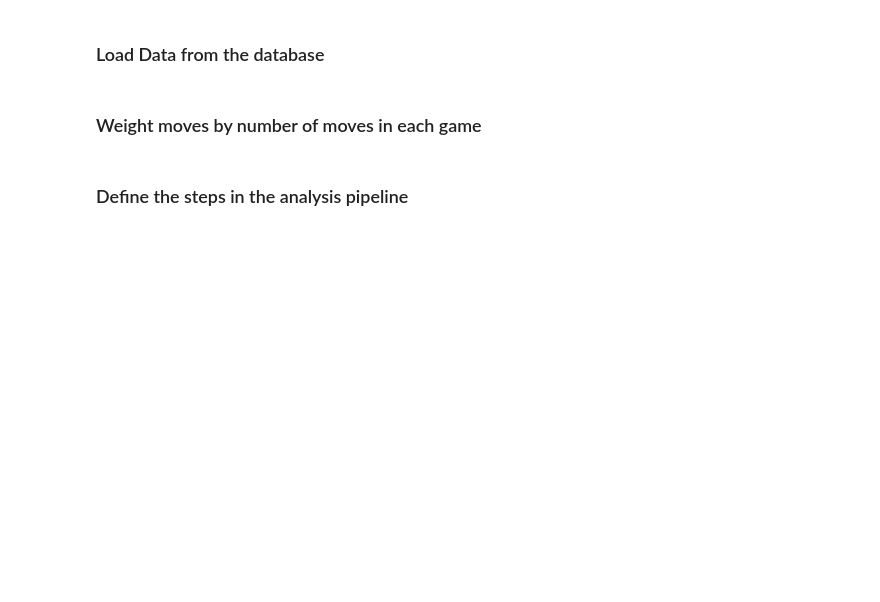
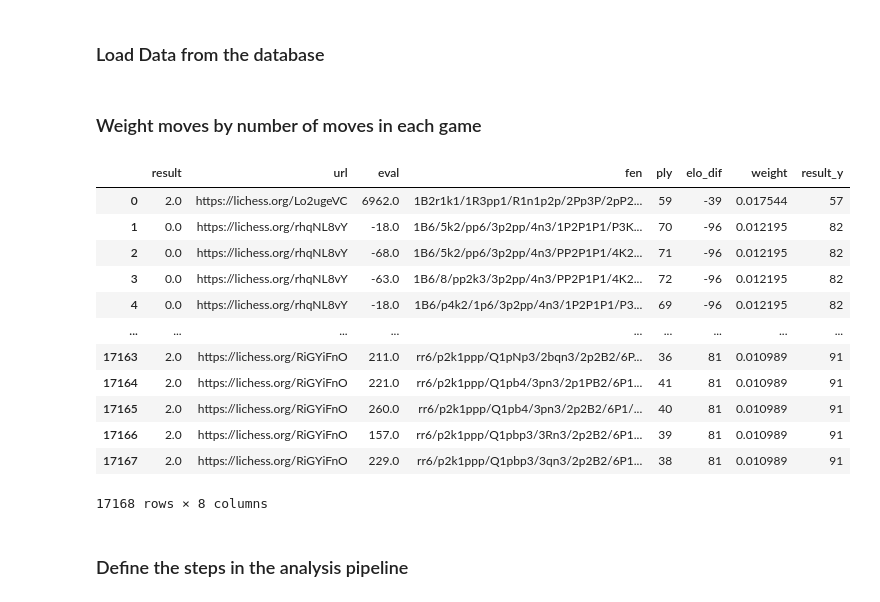
Before and after one commit to SandroMartens/Lichess-Win-Predictions, a Jupyter notebook: win_prob.ipynb, the cells around one changed output. Cells and saved outputs as stored; diff of their text form; code cells hidden in the pictures; blank space fills up the shorter version.

```diff
--- a/win_prob.ipynb
+++ b/win_prob.ipynb
@@ -73,6 +71,22 @@ con.close()
 g = data.groupby("url").count()
 data2 = data.merge(g.result, on="url", suffixes=("", "_y"))
 data2.weight = data2.weight / data2.result_y
+# %%
+data2
+# %% [output]
+|  | result | url | eval | fen | ply | elo_dif | weight | result_y |
+| 0 | 2.0 | https://lichess.org/Lo2ugeVC | 6962.0 | 1B2r1k1/1R3pp1/R1n1p2p/2Pp3P/2pP2... | 59 | -39 | 0.017544 | 57 |
+| 1 | 0.0 | https://lichess.org/rhqNL8vY | -18.0 | 1B6/5k2/pp6/3p2pp/4n3/1P2P1P1/P3K... | 70 | -96 | 0.012195 | 82 |
+| 2 | 0.0 | https://lichess.org/rhqNL8vY | -68.0 | 1B6/5k2/pp6/3p2pp/4n3/PP2P1P1/4K2... | 71 | -96 | 0.012195 | 82 |
+| 3 | 0.0 | https://lichess.org/rhqNL8vY | -63.0 | 1B6/8/pp2k3/3p2pp/4n3/PP2P1P1/4K2... | 72 | -96 | 0.012195 | 82 |
+| 4 | 0.0 | https://lichess.org/rhqNL8vY | -18.0 | 1B6/p4k2/1p6/3p2pp/4n3/1P2P1P1/P3... | 69 | -96 | 0.012195 | 82 |
+| ... | ... | ... | ... | ... | ... | ... | ... | ... |
+| 17163 | 2.0 | https://lichess.org/RiGYiFnO | 211.0 | rr6/p2k1ppp/Q1pNp3/2bqn3/2p2B2/6P... | 36 | 81 | 0.010989 | 91 |
+| 17164 | 2.0 | https://lichess.org/RiGYiFnO | 221.0 | rr6/p2k1ppp/Q1pb4/3pn3/2p1PB2/6P1... | 41 | 81 | 0.010989 | 91 |
+| 17165 | 2.0 | https://lichess.org/RiGYiFnO | 260.0 | rr6/p2k1ppp/Q1pb4/3pn3/2p2B2/6P1/... | 40 | 81 | 0.010989 | 91 |
+| 17166 | 2.0 | https://lichess.org/RiGYiFnO | 157.0 | rr6/p2k1ppp/Q1pbp3/3Rn3/2p2B2/6P1... | 39 | 81 | 0.010989 | 91 |
+| 17167 | 2.0 | https://lichess.org/RiGYiFnO | 229.0 | rr6/p2k1ppp/Q1pbp3/3qn3/2p2B2/6P1... | 38 | 81 | 0.010989 | 91 |
+17168 rows × 8 columns
 # %% [markdown]
 ### Define the steps in the analysis pipeline
 # %%
```
Also changed, not shown: parts of 7 cells of this notebook, 5 other files.
